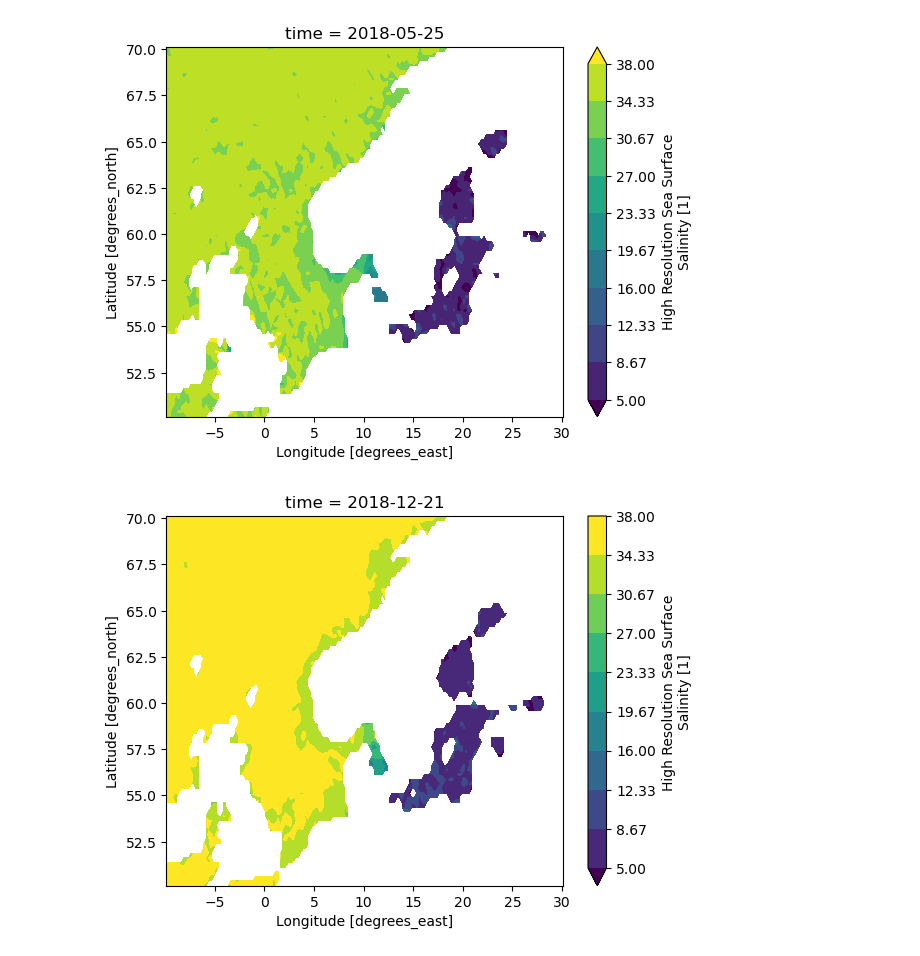
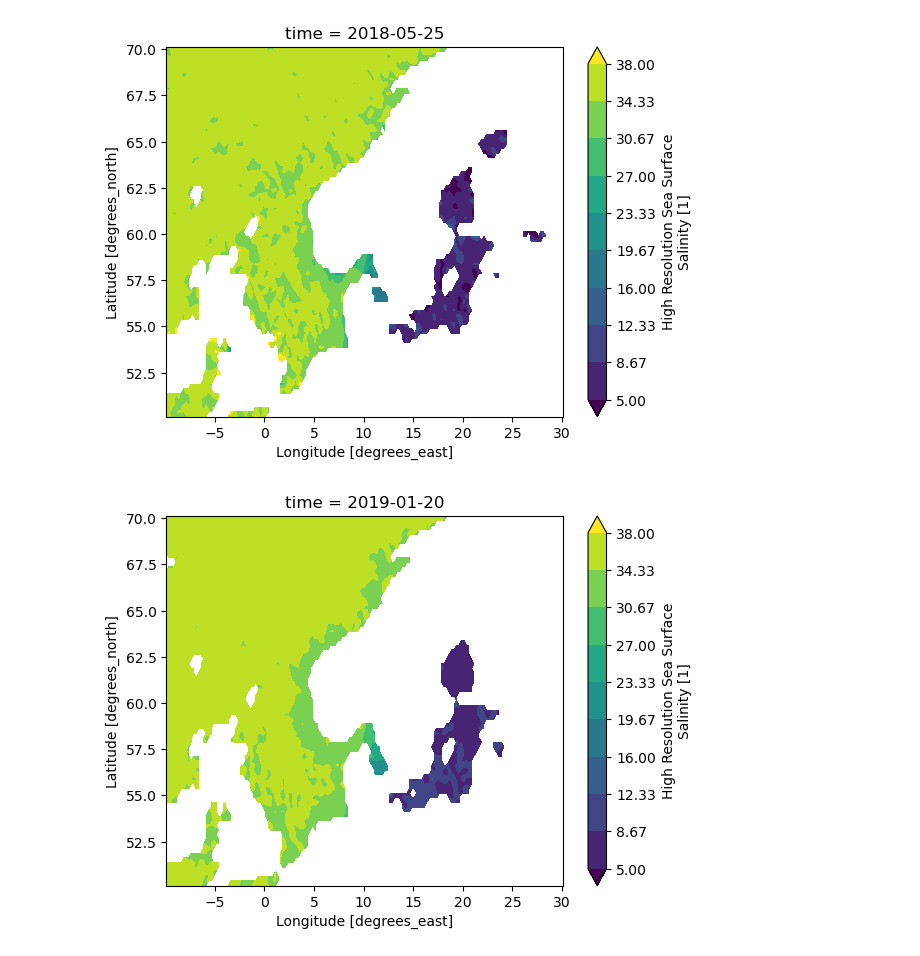
Before and after one commit to voto-ocean-knowledge/erddap_demo, a Jupyter notebook: 04_EMODnet_data.ipynb, the cells around one changed output. Cells and saved outputs as stored; diff of their text form; code cells hidden in the pictures.

```diff
--- a/04_EMODnet_data.ipynb
+++ b/04_EMODnet_data.ipynb
@@ -130,6 +131,6 @@ xr.plot.contourf(ds_sss_baltic.sel(time="'2018-06-01", method="nearest").hr_sss,
 # %% [output]
 [figure]
 # %%
-xr.plot.contourf(ds_sss_baltic.sel(time="'2019-01-01", method="nearest").hr_sss, vmin=5, vmax=38, levels=10);
+xr.plot.contourf(ds_sss_baltic.sel(time="'2019-02-01", method="nearest").hr_sss, vmin=5, vmax=38, levels=10);
 # %% [output]
-[figure, old version]
+[figure, new version]
```
Also changed, not shown: parts of 13 cells of this notebook, 3 other files.
